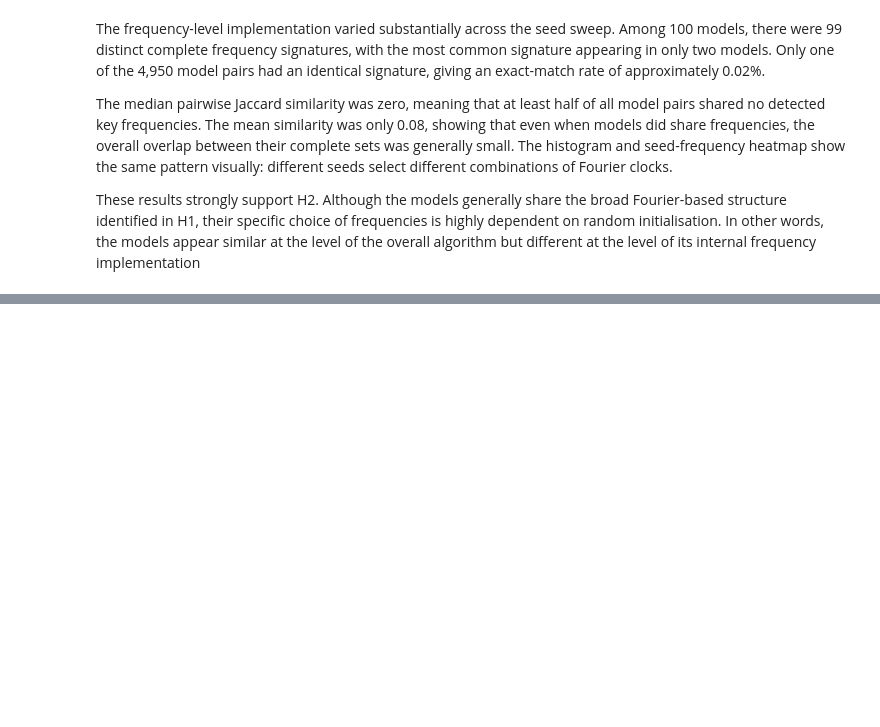
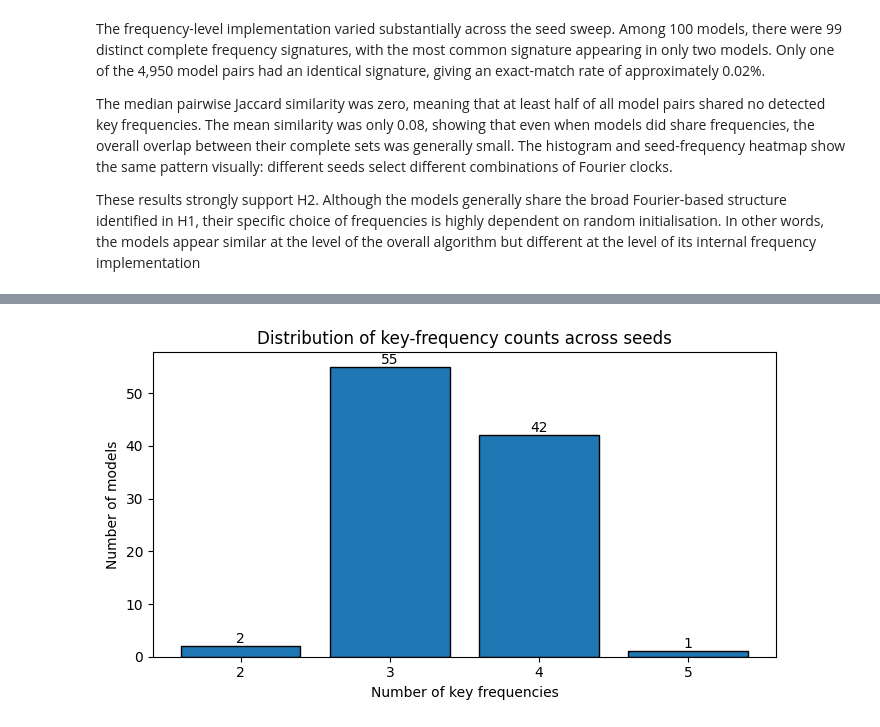
Before and after one commit to martinthuriaux/Grokking-Universality, a Jupyter notebook: 02_analysis.ipynb, the cells around one changed output, grey strips where cells are left out. Drawn from its saved outputs; the diff is of its cells as text; code cells hidden in the pictures; blank space fills up the shorter version.

```diff
--- a/02_analysis.ipynb
+++ b/02_analysis.ipynb
@@ -447,0 +559,28 @@ These results strongly support H2. Although the models generally share the broad
+# %%
+plt.figure(figsize=(7, 4))
+
+bars = plt.bar(
+    count_distribution.index,
+    count_distribution.values,
+    edgecolor="black",
+)
+
+plt.xlabel("Number of key frequencies")
+plt.ylabel("Number of models")
+plt.title("Distribution of key-frequency counts across seeds")
+plt.xticks(count_distribution.index)
+
+# Add the number of models above each bar.
+for bar, value in zip(bars, count_distribution.values):
+    plt.text(
+        bar.get_x() + bar.get_width() / 2,
+        bar.get_height(),
+        str(value),
+        ha="center",
+        va="bottom",
+    )
+
+plt.tight_layout()
+plt.show()
+# %% [output]
+[figure, added]
```
Also changed, not shown: parts of 17 cells of this notebook.
